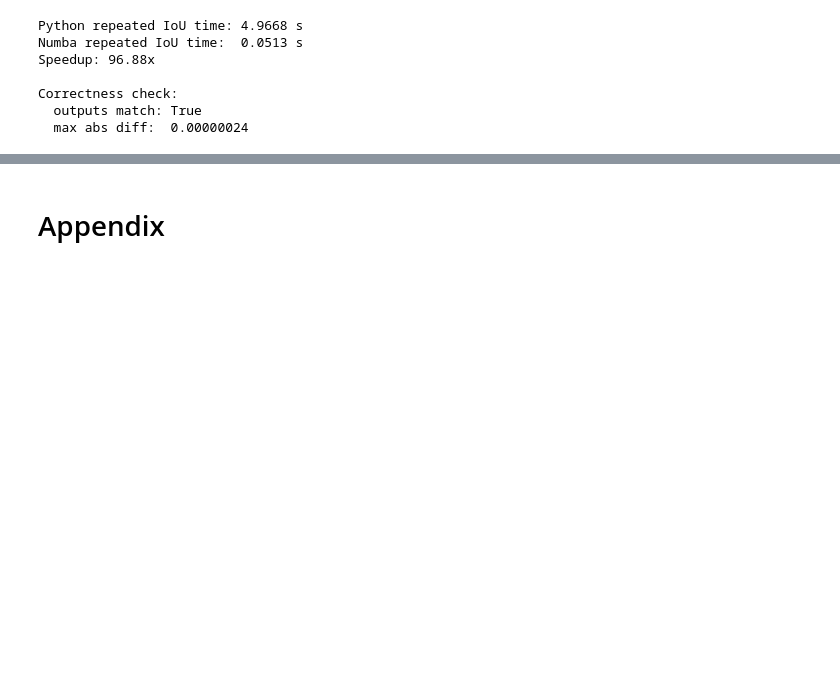
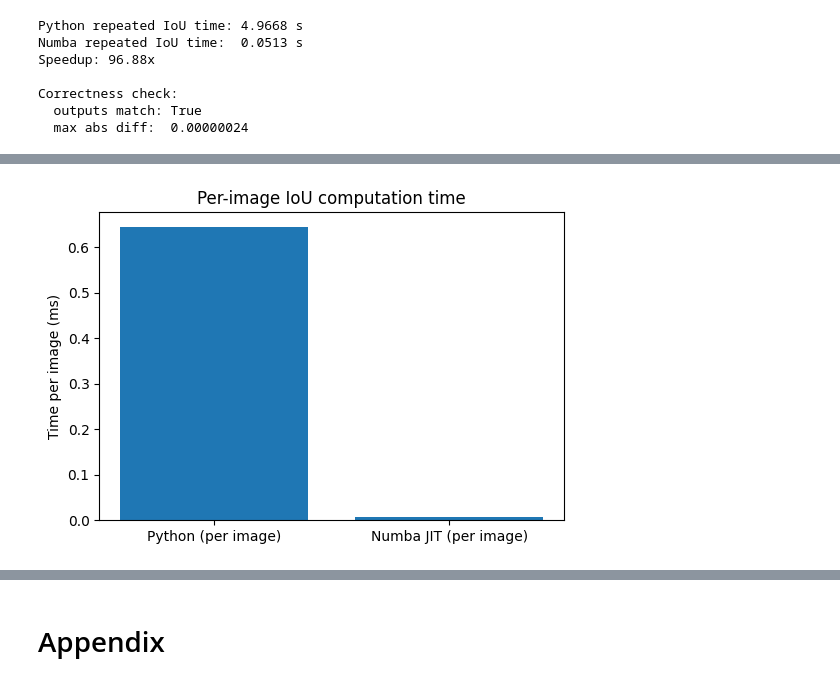
Before and after one commit to sunekaae/orebro-hpc-and-cv, a Jupyter notebook: jupyter/orebro_hpc_sune_v2.ipynb, the cells around one changed output, grey strips where cells are left out. Saved outputs shown, nothing was run; the diff lists cells and outputs as text; code cells hidden in the pictures; blank space fills up the shorter version.

```diff
--- a/jupyter/orebro_hpc_sune_v2.ipynb
+++ b/jupyter/orebro_hpc_sune_v2.ipynb
@@ -383,0 +506,22 @@ Correctness check:
+# %%
+import matplotlib.pyplot as plt
+
+num_images = sum(1 for b in all_boxes if len(b) > 0)
+
+python_per_image = python_elapsed / (repeats * num_images)
+numba_per_image = numba_elapsed / (repeats * num_images)
+
+# Convert to milliseconds
+python_ms = python_per_image * 1000
+numba_ms = numba_per_image * 1000
+
+labels = ["Python (per image)", "Numba JIT (per image)"]
+times = [python_ms, numba_ms]
+
+plt.figure(figsize=(6, 4))
+plt.bar(labels, times)
+plt.ylabel("Time per image (ms)")
+plt.title("Per-image IoU computation time")
+plt.show()
+# %% [output]
+[figure, added]
```
Also changed, not shown: parts of 14 cells of this notebook.
